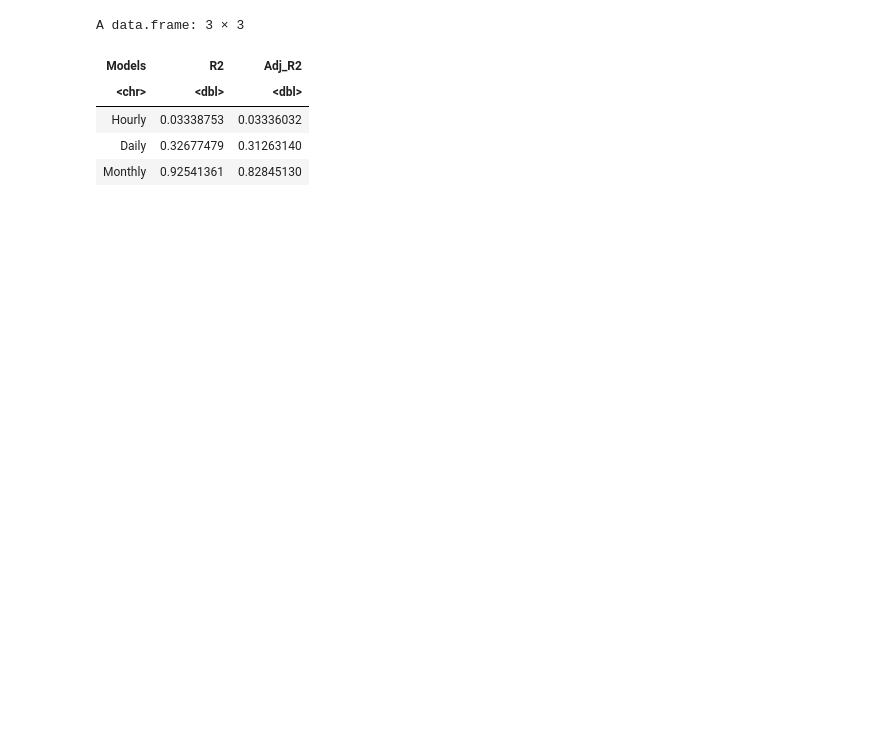
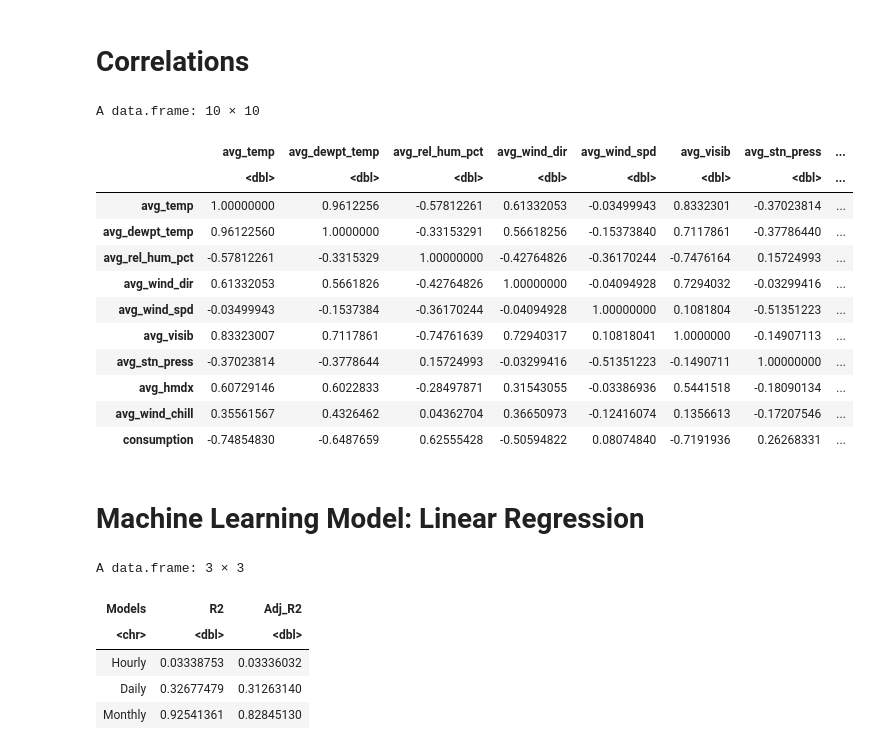
Before and after one commit to philippebarrette4/INF1430, a Jupyter notebook: scripts/Models/models.ipynb, the cells around one changed output. Drawn from its saved outputs; the diff is of its cells as text; code cells hidden in the pictures; blank space fills up the shorter version.

```diff
--- a/scripts/Models/models.ipynb
+++ b/scripts/Models/models.ipynb
@@ -75,6 +77,39 @@ dfMonthly <- weatherMonthly %>%
         avg_wind_chill,
         consumption
     )
+# %% [markdown]
+# Correlations
+# %%
+mat <- matrix(data = NA, nrow = 10, ncol = 10)
+cols <- colnames(dfMonthly)
+cols <- cols[!(cols %in% c("year", "month", "year_month"))]
+
+for(col1 in as.list(enumerate(cols))) {
+    for(col2 in as.list(enumerate(cols))){
+        myCor <- cor(dfMonthly[col1$value], dfMonthly[col2$value])
+        mat[col1$index, col2$index] <- myCor
+    }
+}
+df <- as.data.frame(mat, row.names = cols)
+colnames(df) <- cols
+
+df
+# %% [output]
+A data.frame: 10 × 10
+|  | avg_temp | avg_dewpt_temp | avg_rel_hum_pct | avg_wind_dir | avg_wind_spd | avg_visib | avg_stn_press | ... |
+|  | <dbl> | <dbl> | <dbl> | <dbl> | <dbl> | <dbl> | <dbl> | ... |
+| avg_temp | 1.00000000 | 0.9612256 | -0.57812261 | 0.61332053 | -0.03499943 | 0.8332301 | -0.37023814 | ... |
+| avg_dewpt_temp | 0.96122560 | 1.0000000 | -0.33153291 | 0.56618256 | -0.15373840 | 0.7117861 | -0.37786440 | ... |
+| avg_rel_hum_pct | -0.57812261 | -0.3315329 | 1.00000000 | -0.42764826 | -0.36170244 | -0.7476164 | 0.15724993 | ... |
+| avg_wind_dir | 0.61332053 | 0.5661826 | -0.42764826 | 1.00000000 | -0.04094928 | 0.7294032 | -0.03299416 | ... |
+| avg_wind_spd | -0.03499943 | -0.1537384 | -0.36170244 | -0.04094928 | 1.00000000 | 0.1081804 | -0.51351223 | ... |
+| avg_visib | 0.83323007 | 0.7117861 | -0.74761639 | 0.72940317 | 0.10818041 | 1.0000000 | -0.14907113 | ... |
+| avg_stn_press | -0.37023814 | -0.3778644 | 0.15724993 | -0.03299416 | -0.51351223 | -0.1490711 | 1.00000000 | ... |
+| avg_hmdx | 0.60729146 | 0.6022833 | -0.28497871 | 0.31543055 | -0.03386936 | 0.5441518 | -0.18090134 | ... |
+| avg_wind_chill | 0.35561567 | 0.4326462 | 0.04362704 | 0.36650973 | -0.12416074 | 0.1356613 | -0.17207546 | ... |
+| consumption | -0.74854830 | -0.6487659 | 0.62555428 | -0.50594822 | 0.08074840 | -0.7191936 | 0.26268331 | ... |
+# %% [markdown]
+# Machine Learning Model: Linear Regression
 # %%
 mdl_hr <-   lm(consumption ~ avg_temp * avg_dewpt_temp * avg_rel_hum_pct * avg_hmdx, data = dfHourly)
 mdl_d <-    lm(consumption ~ avg_temp * avg_dewpt_temp * avg_rel_hum_pct * avg_hmdx, data = dfDaily)
```
Also changed, not shown: parts of 8 cells of this notebook.
